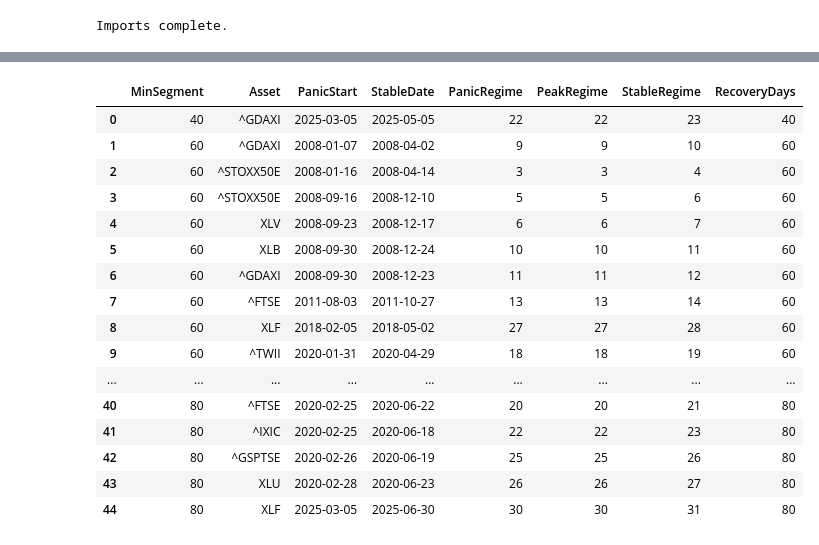
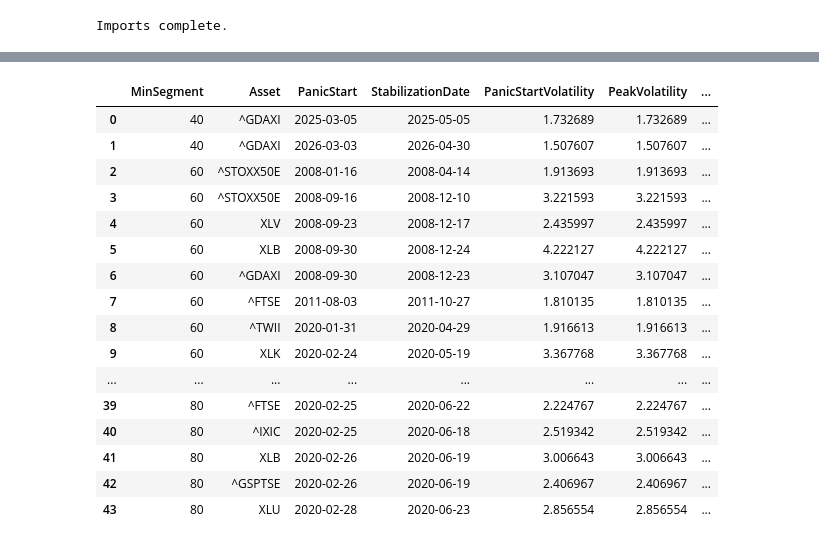
Before and after one commit to fleurclochette/Scientific-Project-SS26-Group-8, a Jupyter notebook: notebooks/03i_min_segment_sensitivity.ipynb, the cells around one changed output, grey strips where cells are left out. Saved outputs shown, nothing was run; the diff lists cells and outputs as text; code cells hidden in the pictures.

```diff
--- a/notebooks/03i_min_segment_sensitivity.ipynb
+++ b/notebooks/03i_min_segment_sensitivity.ipynb
@@ -384,14 +329,17 @@ the reproduction check passes
 # %%
-# Ssensitivity experiment
+# Minimum-segment sensitivity specifications
 
 min_segments = [40, 60, 80]
 
 assets = sorted(
-    returns_df["Asset"].unique()
+    returns_df.columns
 )
 
 print("Minimum segment lengths:", min_segments)
 print("Number of assets:", len(assets))
-print("Total specifications:", len(min_segments) * len(assets))
+print(
+    "Initial specifications:",
+    len(min_segments) * len(assets)
+)
 # %% [output]
 Minimum segment lengths: [40, 60, 80]
@@ -400,4 +348,6 @@ Total specifications: 66
 # %%
+# XLB and XLE needed a cap of 50 before the procedure stopped naturally
+# use an initial cap of 50
 all_sensitivity_breakpoints = []
 all_sensitivity_regimes = []
 all_sensitivity_episodes = []
@@ -424,9 +374,9 @@ for min_segment in min_segments:
             summary
         ) = analyze_asset_min_segment(
             asset=asset,
-            data=returns_df,
+            returns_df=returns_df,
             min_segment=min_segment,
-            max_breaks=40,
+            max_breaks=50,
             n_simulations=500,
             alpha=0.05,
             block_size=10,
@@ -455,7 +405,7 @@ for min_segment in min_segments:
             summary
         )
 
-print("\nSensitivity analysis complete.")
+print("\nInitial sensitivity analysis complete.")
 # %% [output]
 ======================================================================
 MINIMUM SEGMENT = 40
@@ -722,18 +720,0 @@ plt.show()
-# %%
-# how many regimes each recovery spans
-minseg_episodes["RegimesToStabilization"] = (
-    minseg_episodes["StableRegime"]
-    - minseg_episodes["PanicRegime"]
-)
-
-regime_span_summary = (
-    minseg_episodes
-    .groupby(
-        ["MinSegment", "RegimesToStabilization"]
-    )
-    .size()
-    .rename("NumberOfEpisodes")
-    .reset_index()
-)
-
-display(regime_span_summary)
@@ -754,43 +721,43 @@ display(regime_span_summary)
 # %%
-# Specifically inspect exact-boundary episodes
+# Inspect episodes exactly at the imposed minimum-segment boundary
+
 exact_boundary_episodes = minseg_episodes[
     minseg_episodes["RecoveryDays"]
     == minseg_episodes["MinSegment"]
 ].copy()
 
 display(
     exact_boundary_episodes[
         [
             "MinSegment",
             "Asset",
             "PanicStart",
-            "StableDate",
-            "PanicRegime",
-            "PeakRegime",
-            "StableRegime",
+            "StabilizationDate",
+            "PanicStartVolatility",
+            "PeakVolatility",
             "RecoveryDays"
         ]
     ]
     .sort_values(
         ["MinSegment", "PanicStart", "Asset"]
     )
     .reset_index(drop=True)
 )
 # %% [output]
-|  | MinSegment | Asset | PanicStart | StableDate | PanicRegime | PeakRegime | StableRegime | RecoveryDays |
-| 0 | 40 | ^GDAXI | 2025-03-05 | 2025-05-05 | 22 | 22 | 23 | 40 |
-| 1 | 60 | ^GDAXI | 2008-01-07 | 2008-04-02 | 9 | 9 | 10 | 60 |
-| 2 | 60 | ^STOXX50E | 2008-01-16 | 2008-04-14 | 3 | 3 | 4 | 60 |
-| 3 | 60 | ^STOXX50E | 2008-09-16 | 2008-12-10 | 5 | 5 | 6 | 60 |
-| 4 | 60 | XLV | 2008-09-23 | 2008-12-17 | 6 | 6 | 7 | 60 |
-| 5 | 60 | XLB | 2008-09-30 | 2008-12-24 | 10 | 10 | 11 | 60 |
-| 6 | 60 | ^GDAXI | 2008-09-30 | 2008-12-23 | 11 | 11 | 12 | 60 |
-| 7 | 60 | ^FTSE | 2011-08-03 | 2011-10-27 | 13 | 13 | 14 | 60 |
-| 8 | 60 | XLF | 2018-02-05 | 2018-05-02 | 27 | 27 | 28 | 60 |
-| 9 | 60 | ^TWII | 2020-01-31 | 2020-04-29 | 18 | 18 | 19 | 60 |
-| ... | ... | ... | ... | ... | ... | ... | ... | ... |
-| 40 | 80 | ^FTSE | 2020-02-25 | 2020-06-22 | 20 | 20 | 21 | 80 |
-| 41 | 80 | ^IXIC | 2020-02-25 | 2020-06-18 | 22 | 22 | 23 | 80 |
-| 42 | 80 | ^GSPTSE | 2020-02-26 | 2020-06-19 | 25 | 25 | 26 | 80 |
-| 43 | 80 | XLU | 2020-02-28 | 2020-06-23 | 26 | 26 | 27 | 80 |
-| 44 | 80 | XLF | 2025-03-05 | 2025-06-30 | 30 | 30 | 31 | 80 |
+|  | MinSegment | Asset | PanicStart | StabilizationDate | PanicStartVolatility | PeakVolatility | ... |
+| 0 | 40 | ^GDAXI | 2025-03-05 | 2025-05-05 | 1.732689 | 1.732689 | ... |
+| 1 | 40 | ^GDAXI | 2026-03-03 | 2026-04-30 | 1.507607 | 1.507607 | ... |
+| 2 | 60 | ^STOXX50E | 2008-01-16 | 2008-04-14 | 1.913693 | 1.913693 | ... |
+| 3 | 60 | ^STOXX50E | 2008-09-16 | 2008-12-10 | 3.221593 | 3.221593 | ... |
+| 4 | 60 | XLV | 2008-09-23 | 2008-12-17 | 2.435997 | 2.435997 | ... |
+| 5 | 60 | XLB | 2008-09-30 | 2008-12-24 | 4.222127 | 4.222127 | ... |
+| 6 | 60 | ^GDAXI | 2008-09-30 | 2008-12-23 | 3.107047 | 3.107047 | ... |
+| 7 | 60 | ^FTSE | 2011-08-03 | 2011-10-27 | 1.810135 | 1.810135 | ... |
+| 8 | 60 | ^TWII | 2020-01-31 | 2020-04-29 | 1.916613 | 1.916613 | ... |
+| 9 | 60 | XLK | 2020-02-24 | 2020-05-19 | 3.367768 | 3.367768 | ... |
+| ... | ... | ... | ... | ... | ... | ... | ... |
+| 39 | 80 | ^FTSE | 2020-02-25 | 2020-06-22 | 2.224767 | 2.224767 | ... |
+| 40 | 80 | ^IXIC | 2020-02-25 | 2020-06-18 | 2.519342 | 2.519342 | ... |
+| 41 | 80 | XLB | 2020-02-26 | 2020-06-19 | 3.006643 | 3.006643 | ... |
+| 42 | 80 | ^GSPTSE | 2020-02-26 | 2020-06-19 | 2.406967 | 2.406967 | ... |
+| 43 | 80 | XLU | 2020-02-28 | 2020-06-23 | 2.856554 | 2.856554 | ... |
```
Also changed, not shown: parts of 26 cells of this notebook.
